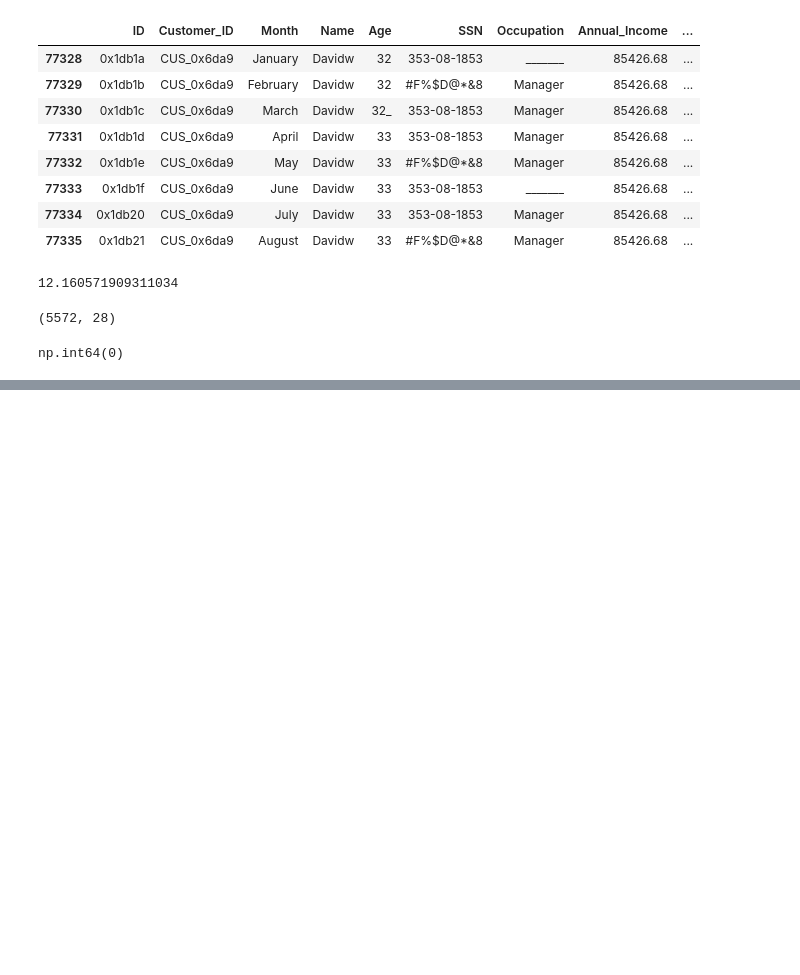
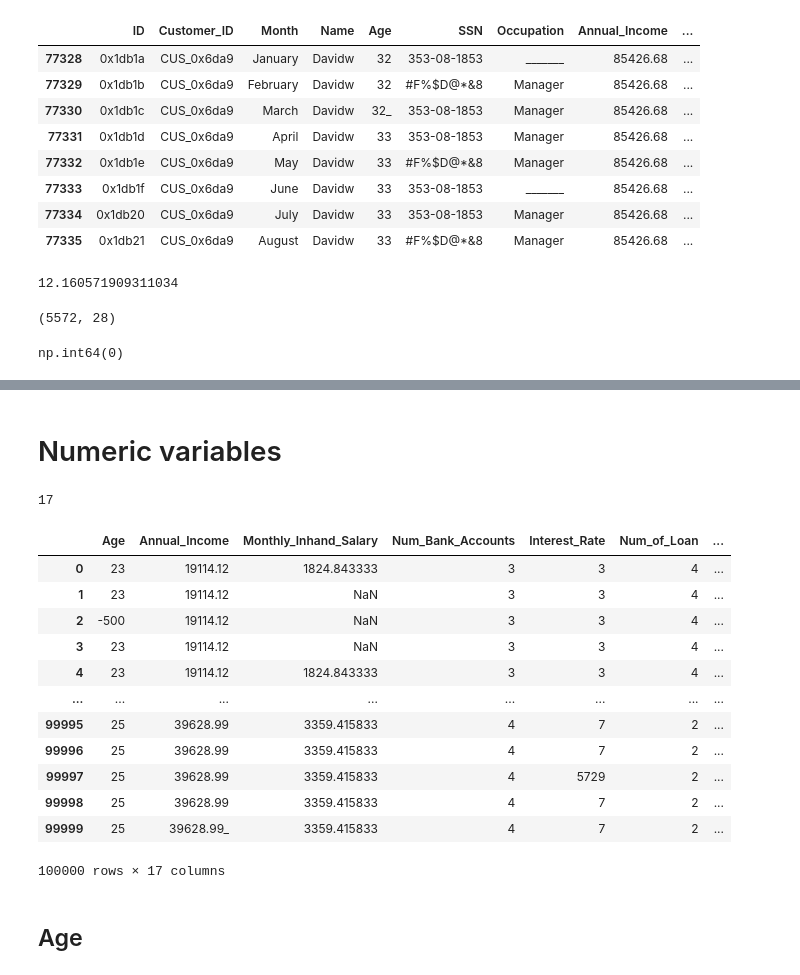
Before and after one commit to FerCorcuera/Credit-Score-Classification, a Jupyter notebook: notebooks/exploration.ipynb, the cells around one changed output, grey strips where cells are left out. Saved outputs shown, nothing was run; the diff lists cells and outputs as text; code cells hidden in the pictures; blank space fills up the shorter version.

Commit message:
EDA: Identified numeric and categorical variables, first cleaning process (formats, messy data, null values) for 4 numercial features

```diff
--- a/notebooks/exploration.ipynb
+++ b/notebooks/exploration.ipynb
@@ -5,6 +5,9 @@ The objective is to understand the data that we have!
 # %% [markdown]
 # Libraries
 # %%
+import kagglehub
+from kagglehub import KaggleDatasetAdapter
 import pandas as pd
 pd.set_option('display.max_columns', None)
+pd.options.display.float_format = '{:,.2f}'.format
 import os
@@ -15,0 +32,13 @@ test_df = pd.read_csv("../data/test.csv")
+# %%
+
+train_df = kagglehub.load_dataset(
+  KaggleDatasetAdapter.PANDAS,
+  "parisrohan/credit-score-classification",
+  'train.csv'
+)
+
+test_df = kagglehub.load_dataset(
+  KaggleDatasetAdapter.PANDAS,
+  "parisrohan/credit-score-classification",
+  'test.csv'
+)
@@ -157,0 +198,16 @@ np.int64(0)
+# %%
+month_mapping = {
+    'January' : 202201,
+    'February' : 202202,
+    'March' : 202203,
+    'April' : 202204,
+    'May' : 202205,
+    'June' : 202206,
+    'July' : 202207,
+    'August' : 202208,
+
+}
+
+train_df['num_month'] = train_df['Month'].map(month_mapping)
+
+train_df['num_month'].value_counts()
@@ -157,0 +261,28 @@ np.int64(0)
+# %% [markdown]
+# Numeric variables
+# %%
+numeric_variables = ['Age', 'Annual_Income','Monthly_Inhand_Salary','Num_Bank_Accounts','Interest_Rate','Num_of_Loan','Delay_from_due_date','Changed_Credit_Limit',
+                     'Num_Credit_Inquiries','Outstanding_Debt', 'Credit_Utilization_Ratio','Credit_History_Age','Payment_of_Min_Amount', 'Total_EMI_per_month',
+                     'Amount_invested_monthly','Monthly_Balance', 'Num_of_Delayed_Payment']
+
+len(numeric_variables)
+# %% [output]
+17
+# %%
+train_df[numeric_variables]
+# %% [output]
+|  | Age | Annual_Income | Monthly_Inhand_Salary | Num_Bank_Accounts | Interest_Rate | Num_of_Loan | ... |
+| 0 | 23 | 19114.12 | 1824.843333 | 3 | 3 | 4 | ... |
+| 1 | 23 | 19114.12 | NaN | 3 | 3 | 4 | ... |
+| 2 | -500 | 19114.12 | NaN | 3 | 3 | 4 | ... |
+| 3 | 23 | 19114.12 | NaN | 3 | 3 | 4 | ... |
+| 4 | 23 | 19114.12 | 1824.843333 | 3 | 3 | 4 | ... |
+| ... | ... | ... | ... | ... | ... | ... | ... |
+| 99995 | 25 | 39628.99 | 3359.415833 | 4 | 7 | 2 | ... |
+| 99996 | 25 | 39628.99 | 3359.415833 | 4 | 7 | 2 | ... |
+| 99997 | 25 | 39628.99 | 3359.415833 | 4 | 5729 | 2 | ... |
+| 99998 | 25 | 39628.99 | 3359.415833 | 4 | 7 | 2 | ... |
+| 99999 | 25 | 39628.99_ | 3359.415833 | 4 | 7 | 2 | ... |
+100000 rows × 17 columns
+# %% [markdown]
+## Age
```
Also changed, not shown: parts of 30 cells of this notebook.
